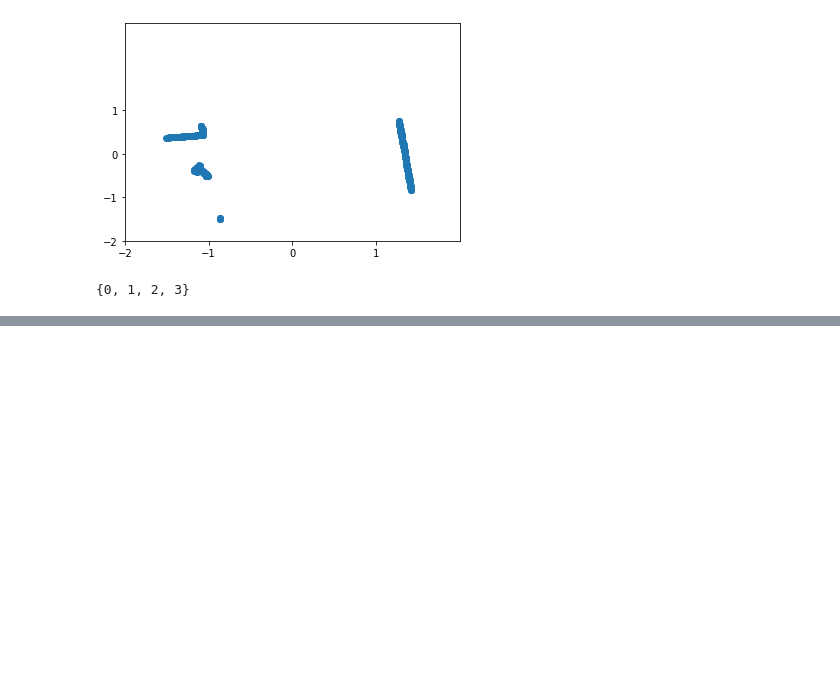
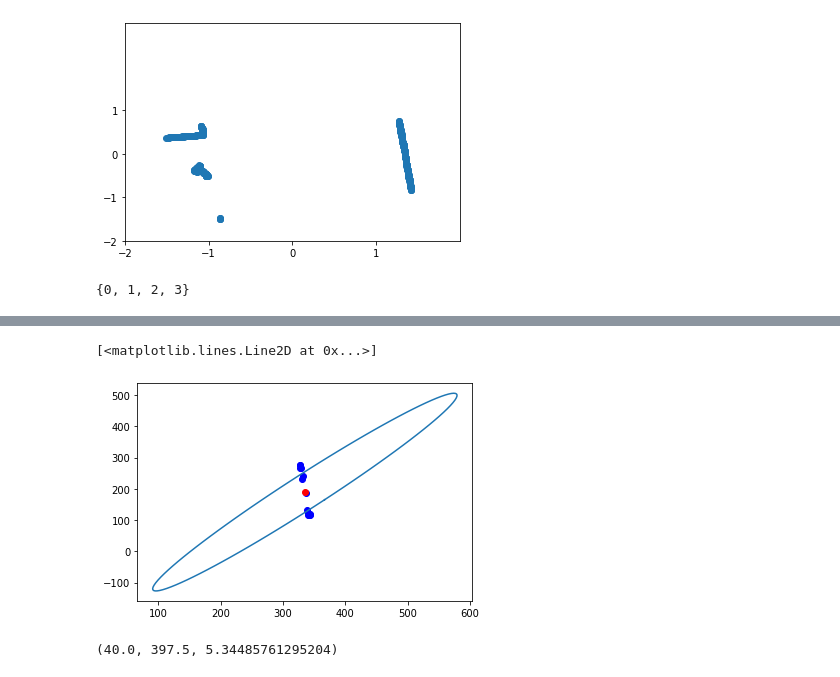
Before and after one commit to PhiDCH/mpc_isaac_sim, a Jupyter notebook: test1.ipynb, the cells around one changed output, grey strips where cells are left out. Saved outputs shown, nothing was run; the diff lists cells and outputs as text; code cells hidden in the pictures; blank space fills up the shorter version.

```diff
--- a/test1.ipynb
+++ b/test1.ipynb
@@ -141,0 +167,10 @@ plt.imshow(img_show)
+# %%
+plt.scatter(hull[:,0], hull[:,1], color='blue')
+center = np.mean(hull, axis=0)
+plt.scatter(center[0], center[1], color='red')
+a,b,rot = get_ellipse_params(hull-center)
+elip = draw_ellipse(a, b, 75)
+plt.plot(elip[:,0]+center[0], elip[:,1]+center[1])
+# %% [output]
+[<matplotlib.lines.Line2D at 0x...>]
+[figure, added]
@@ -141,0 +188,48 @@ plt.imshow(img_show)
+# %%
+from sklearn.linear_model import LinearRegression
+def get_ellipse_params(points):
+        ''' Calculate the parameters needed to graph an ellipse around a cluster of points in 2D.
+
+            Calculate the height, width and angle of an ellipse to enclose the points in a cluster.
+            Calculate the width by finding the maximum distance between the x-coordinates of points
+            in the cluster, and the height by finding the maximum distance between the y-coordinates
+            in the cluster. Multiple both by a scale factor to give padding around the points when
+            constructing the ellipse. Calculate the angle by taking the inverse tangent of the
+            gradient of the regression line. Note that tangent solutions repeat every 180 degrees,
+            and so to ensure the correct solution has been found for plotting, add a correction
+            factor of +/- 90 degrees if the magnitude of the angle exceeds 45 degrees.
+
+            Args:
+                points (ndarray): The points in a cluster to enclose with an ellipse, containing n
+                                  ndarray elements representing each point, each with d elements
+                                  representing the coordinates for the point.
+
+            Returns:
+                width (float):  The width of the ellipse.
+                height (float): The height of the ellipse.
+                angle (float):  The angle of the ellipse in degrees.
+        '''
+        if points.ndim == 1:
+            width, height, angle = 0.1, 0.1, 0
+            return width, height, angle
+
+        else:
+            SCALE = 2.5
+            width = np.amax(points[:,0]) - np.amin(points[:,0])
+            height = np.amax(points[:,1]) - np.amin(points[:,1])
+
+            # Calculate angle
+            x_reg, y_reg = [[p[0]] for p in points], [[p[1]] for p in points]
+            grad = LinearRegression().fit(x_reg, y_reg).coef_[0][0]
+            angle = np.degrees(np.arctan(grad))
+
+            # Account for multiple solutions of arctan
+            if angle < -45: angle += 90
+            elif angle > 45: angle -= 90
+
+            return width*SCALE, height*SCALE, angle
+
+elip = get_ellipse_params(hull)
+elip
+# %% [output]
+(40.0, 397.5, 5.34485761295204)
```
Also changed, not shown: parts of 10 cells of this notebook.
